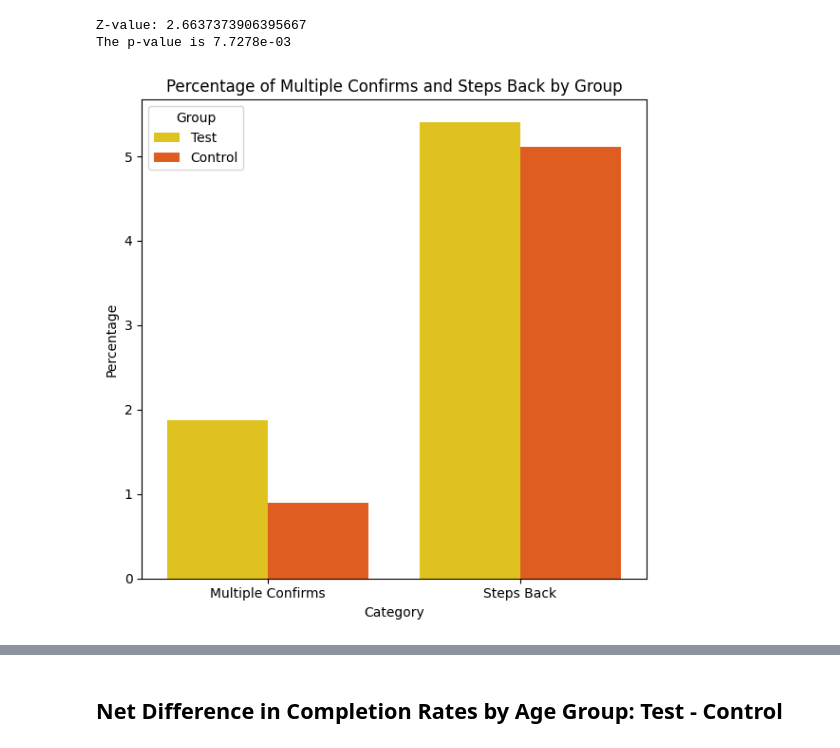
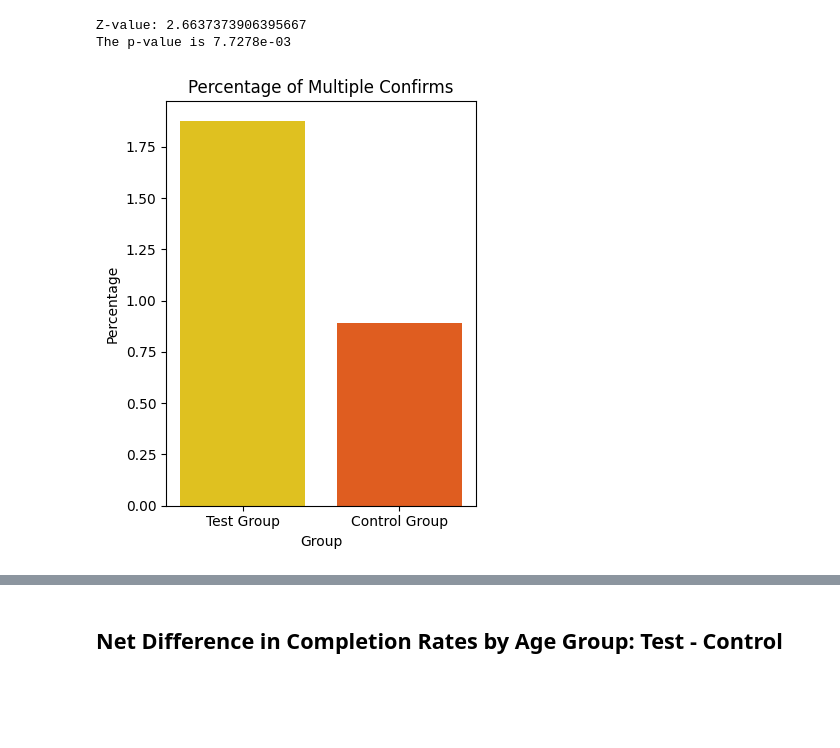
Before and after one commit to dimitsagk/AB_Testing_Analysis, a Jupyter notebook: notebooks/Project_03_Analysis_AB_Testing.ipynb, the cells around one changed output, grey strips where cells are left out. Saved outputs shown, nothing was run; the diff lists cells and outputs as text; code cells hidden in the pictures; blank space fills up the shorter version.

```diff
--- a/notebooks/Project_03_Analysis_AB_Testing.ipynb
+++ b/notebooks/Project_03_Analysis_AB_Testing.ipynb
@@ -858,32 +858,17 @@ print(f"The p-value is {p_value:.4e}")
 # %% [output]
 Z-value: 2.6637373906395667
 The p-value is 7.7278e-03
-# %%
-# Plot
-
-# Data
-data = {
-    'Group': ['Test', 'Control'],
-    'Multiple Confirms': [test_confirm_percentage, control_confirm_percentage],
-    'Steps Back': [test_steps_back_percentage, control_steps_back_percentage]
-}
-df = pd.DataFrame(data)
-
-# Melt the dataframe
-df_melted = pd.melt(df, id_vars='Group', var_name='Category', value_name='Percentage')
-
-custom_palette = {'Test': '#FFD700', 'Control': '#FF5200'}
-
-# Plot
-plt.figure(figsize=(6, 6))
-sns.barplot(x='Category', y='Percentage', hue='Group', data=df_melted, palette=custom_palette)
-plt.title('Percentage of Multiple Confirms and Steps Back by Group')
-plt.xlabel('Category')
-plt.ylabel('Percentage')
-plt.legend(title='Group')
-plt.tight_layout()
-#plt.savefig('percentage_confrims_steps_back.png')
-
-plt.show()
-# %% [output]
-[figure, removed]
+# %%
+# Plot multiple confirms
+
+# Plot
+plt.figure(figsize=(4,5))
+plt.bar(['Test Group', 'Control Group'], [test_confirm_percentage, control_confirm_percentage], color=['#DFC120', '#DF5D20'])
+plt.xlabel('Group')
+plt.ylabel('Percentage')
+plt.title('Percentage of Multiple Confirms')
+plt.tight_layout()
+#plt.savefig('percentage_confrims.png')
+plt.show()
+# %% [output]
+[figure, added]
```
Also changed, not shown: parts of 1 cell of this notebook.
